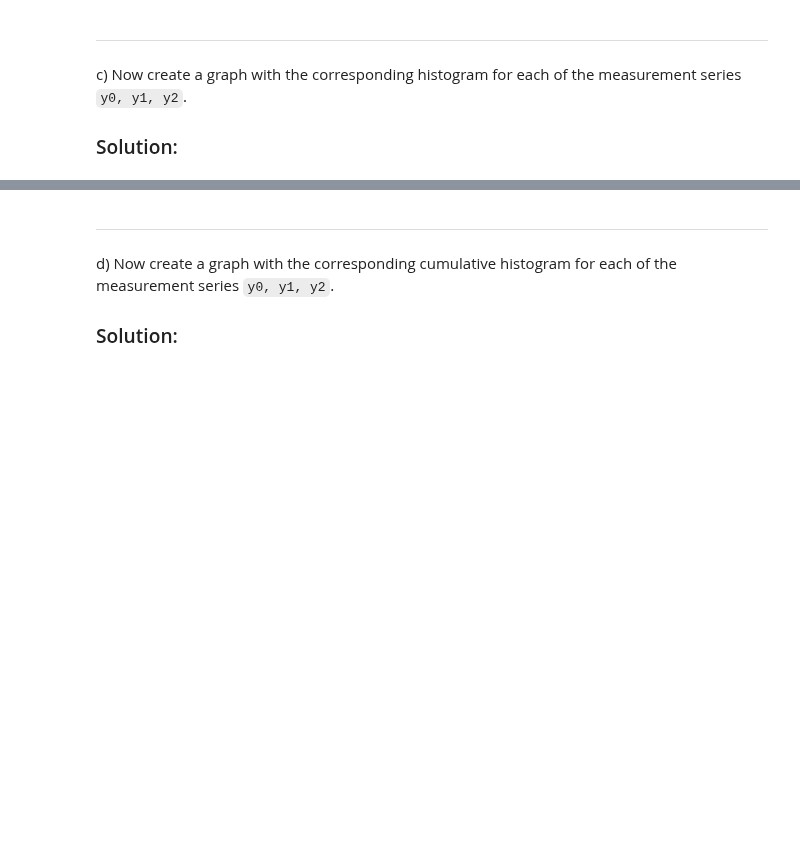
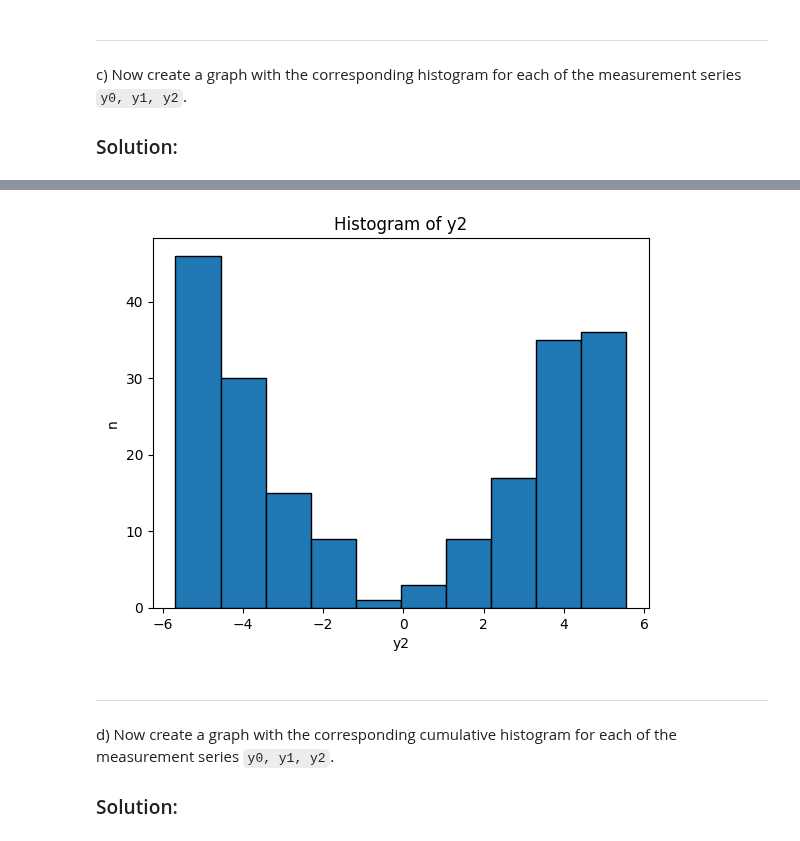
Before and after one commit to matteofrongillo/HSLU, a Jupyter notebook: 1. Semester/Python/SW09/SW09_Auftrag_en.ipynb, the cells around one changed output, grey strips where cells are left out. Saved outputs shown, nothing was run; the diff lists cells and outputs as text; code cells hidden in the pictures; blank space fills up the shorter version.

```diff
--- a/1. Semester/Python/SW09/SW09_Auftrag_en.ipynb
+++ b/1. Semester/Python/SW09/SW09_Auftrag_en.ipynb
@@ -95,3 +205,13 @@ c) Now create a graph with the corresponding histogram for each of the measureme
+# %%
+df["y2"].plot(kind="hist", edgecolor="black")
+
+plt.title("Histogram of y2")
+plt.xlabel("y2")
+plt.ylabel("n")
+
+plt.show()
+# %% [output]
+[figure, added]
 # %% [markdown]
 ---
 d) Now create a graph with the corresponding cumulative histogram for each of the measurement series `y0, y1, y2`.
```
Also changed, not shown: parts of 16 cells of this notebook.
